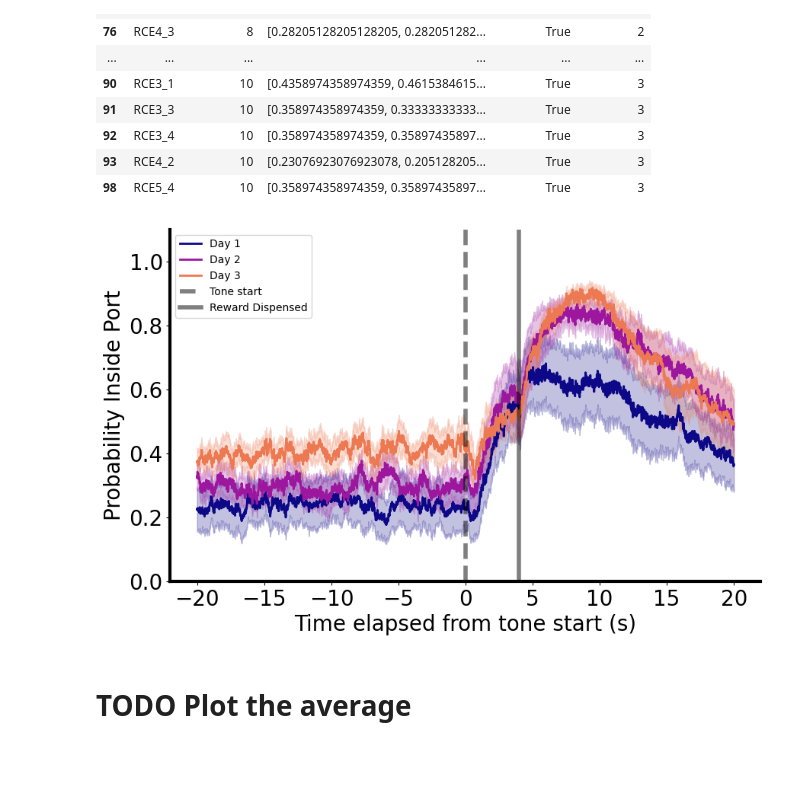
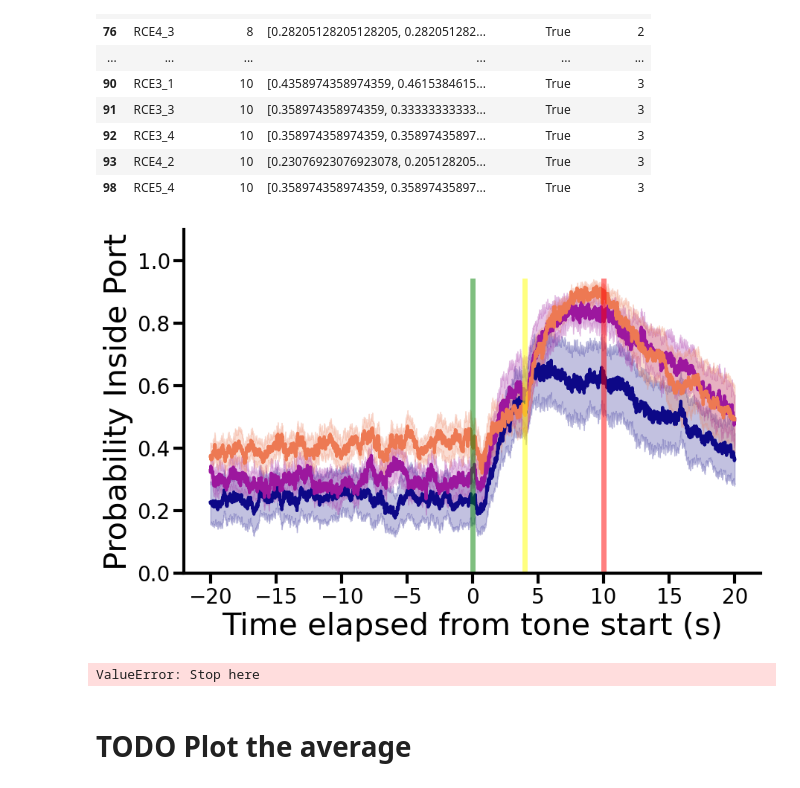
Before and after one commit to padillacoreanolab/reward_comp_ext, a Jupyter notebook: results/2024_08_30_reward_training/03_port_entry_precision.ipynb, the cells around one changed output. Saved outputs shown, nothing was run; the diff lists cells and outputs as text; code cells hidden in the pictures; blank space fills up the shorter version.

Commit message:
nb: edit port probability nb

```diff
--- a/results/2024_08_30_reward_training/03_port_entry_precision.ipynb
+++ b/results/2024_08_30_reward_training/03_port_entry_precision.ipynb
@@ -742,11 +742,13 @@ subject_to_date_df
 | 92 | RCE3_4 | 10 | [0.358974358974359, 0.35897435897... | True | 3 |
 | 93 | RCE4_2 | 10 | [0.23076923076923078, 0.205128205... | True | 3 |
 | 98 | RCE5_4 | 10 | [0.358974358974359, 0.35897435897... | True | 3 |
+# %%
+cmap = cm.get_cmap('plasma')
 # %%
 fig, ax = plt.subplots()
 
-ax.set_xlabel("Time elapsed from tone start (s)", size=20)
-ax.set_ylabel("Probability Inside Port", size=20)
+ax.set_xlabel("Time elapsed from tone start (s)", size=30)
+ax.set_ylabel("Probability Inside Port", size=30)
 # ax.set_title("Probability Inside Port Before/After Tone for Subject: {}".format(subject_id))
 
 ax.tick_params(axis='both', which='major', labelsize=20)
@@ -758,38 +760,46 @@ ax.spines['right'].set_visible(False)
 # Leave bottom and left spines
 ax.spines['bottom'].set_visible(True)
 ax.spines['left'].set_visible(True)
 ax.spines['bottom'].set_linewidth(3)
 ax.spines['left'].set_linewidth(3)
 
 counter = 0
 
 for num in subject_to_date_df["date_num"].unique():
     color = cmap(counter/len(subject_to_date_df["date_num"].unique()))
 
 
     current_df = subject_to_date_df[subject_to_date_df["date_num"] == num]
     current_arr = np.vstack(current_df["port_probability"].values)
 
 
     arr_mean = np.nanmean(current_arr, axis=0)
     arr_sem = np.nanstd(current_arr, axis=0) / ((current_arr.shape[0]) ** 0.5)
-    plt.plot(np.linspace(-20,20,4000), arr_mean, label="Day {}".format(str(num)), color=color, linewidth=2)
+    plt.plot(np.linspace(-20,20,4000), arr_mean, label="Day {}".format(str(num)), color=color, linewidth=3)
 
     ax.fill_between(np.linspace(-20,20,4000), arr_mean - arr_sem , arr_mean + arr_sem , \
                    alpha=.25, color=color)
 
     counter += 1
 
-plt.axvline(x=0, color="black", label="Tone start", linewidth=4, alpha=0.5, linestyle="--")
-plt.axvline(x=4, color="black", label="Reward Dispensed", linewidth=4, alpha=0.5)
+plt.axvline(x=0, ymin=0, ymax=0.85, color="green", label="Tone start", linewidth=5, alpha=0.5,)
+plt.axvline(x=4, ymin=0, ymax=0.85, color="yellow", label="Reward Dispensed", linewidth=5, alpha=0.5)
+plt.axvline(x=10, ymin=0, ymax=0.85, color="red", label="Tone stop", linewidth=5, alpha=0.5, )
+
+ax.tick_params('both', length=10, width=3, which='major')
+ax.tick_params('both', length=10, width=3, which='minor')
 
 plt.ylim(0, 1.1)
 
-plt.legend()
+# plt.legend()
 plt.tight_layout
 plt.savefig(os.path.join(probability_inside_port_plots_output_directory, "probability_inside_port_all_subjects.png"))
 # %% [output]
-[figure, old version]
+[figure, new version]
+# %%
+raise ValueError("Stop here")
+# %% [output]
+ValueError: Stop here
 # %% [markdown]
 # TODO Plot the average
 # %% [markdown]
```
Also changed, not shown: parts of 11 cells of this notebook.
